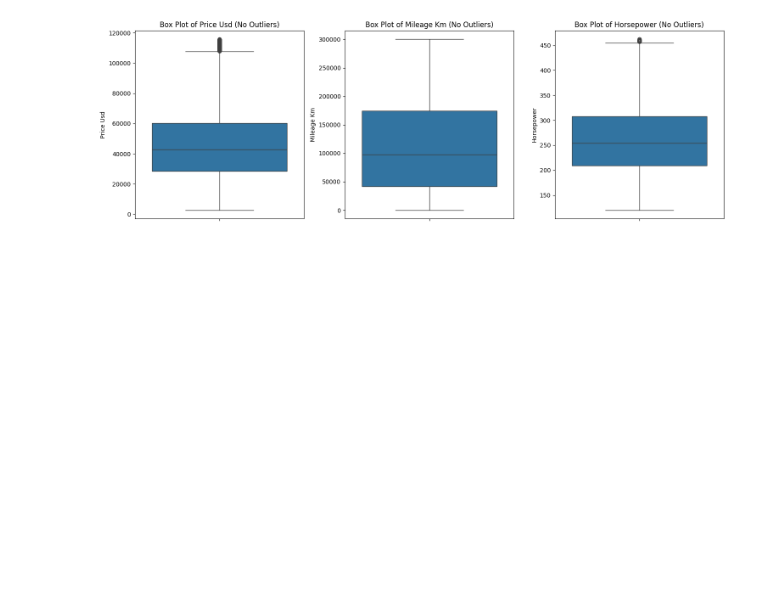
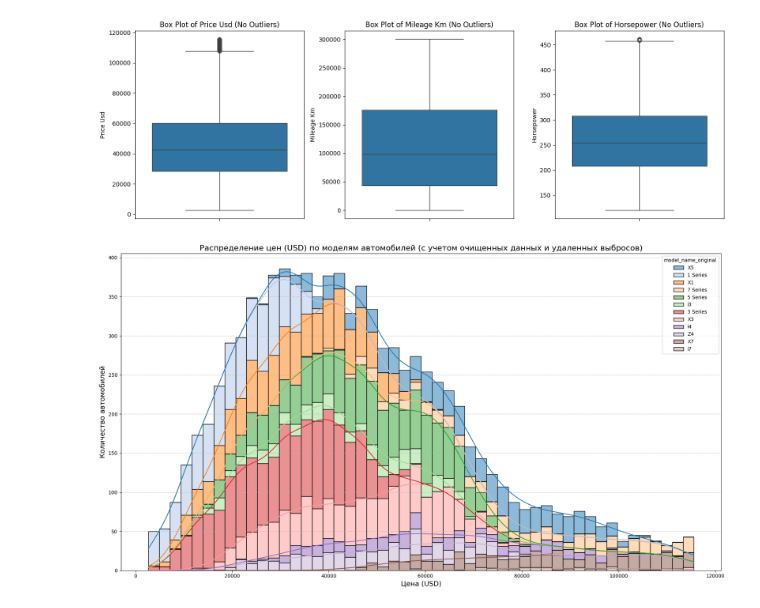
Before and after one commit to dezurnyjkipia4/DataScince, a Jupyter notebook: hw5/main.ipynb, the cells around one changed output. Saved outputs shown, nothing was run; the diff lists cells and outputs as text; code cells hidden in the pictures; blank space fills up the shorter version.

```diff
--- a/hw5/main.ipynb
+++ b/hw5/main.ipynb
@@ -154,3 +192,27 @@ plt.show()
 # Ящики с усами, построенные после удаления выбросов, визуально подтвердили отсутствие экстремальных выбросов в price_usd, mileage_km и лошадиных силах, что указывает на более равномерное распределение данных.
 # %% [output]
 [figure]
+# %%
+import matplotlib.pyplot as plt
+import seaborn as sns
+
+# Create a temporary DataFrame for plotting, using the cleaned data
+df_for_plot = df_no_outliers.copy()
+
+# Add a column with original model names for better readability in the plot
+# We get these names from the 'data' DataFrame (the original one)
+# by matching indices with the cleaned 'df_for_plot' DataFrame.
+df_for_plot['model_name_original'] = data.loc[df_for_plot.index, 'model']
+
+plt.figure(figsize=(18, 10)) # Increased figure size for better readability of many models
+sns.histplot(data=df_for_plot, x='price_usd', hue='model_name_original',
+             multiple='stack', kde=True, palette='tab20', bins=50) # Increased bins for more detail
+plt.title('Распределение цен (USD) по моделям автомобилей (с учетом очищенных данных и удаленных выбросов)', fontsize=16)
+plt.xlabel('Цена (USD)', fontsize=14)
+plt.ylabel('Количество автомобилей', fontsize=14)
+# plt.legend(title='Модель', bbox_to_anchor=(1.05, 1), loc='upper left', fontsize=12, title_fontsize=14) # Commented out to avoid redundant legend call and UserWarning
+plt.grid(axis='y', linestyle='--', alpha=0.7)
+plt.tight_layout()
+plt.show()
+# %% [output]
+[figure, added]
```
Also changed, not shown: parts of 18 cells of this notebook.
